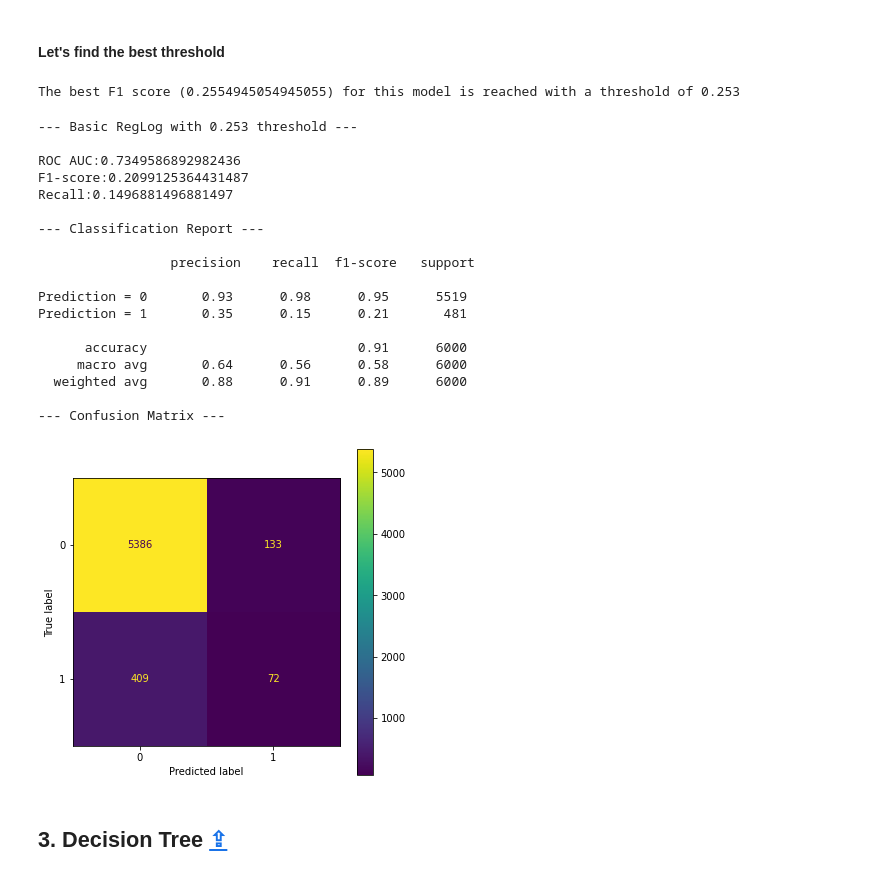
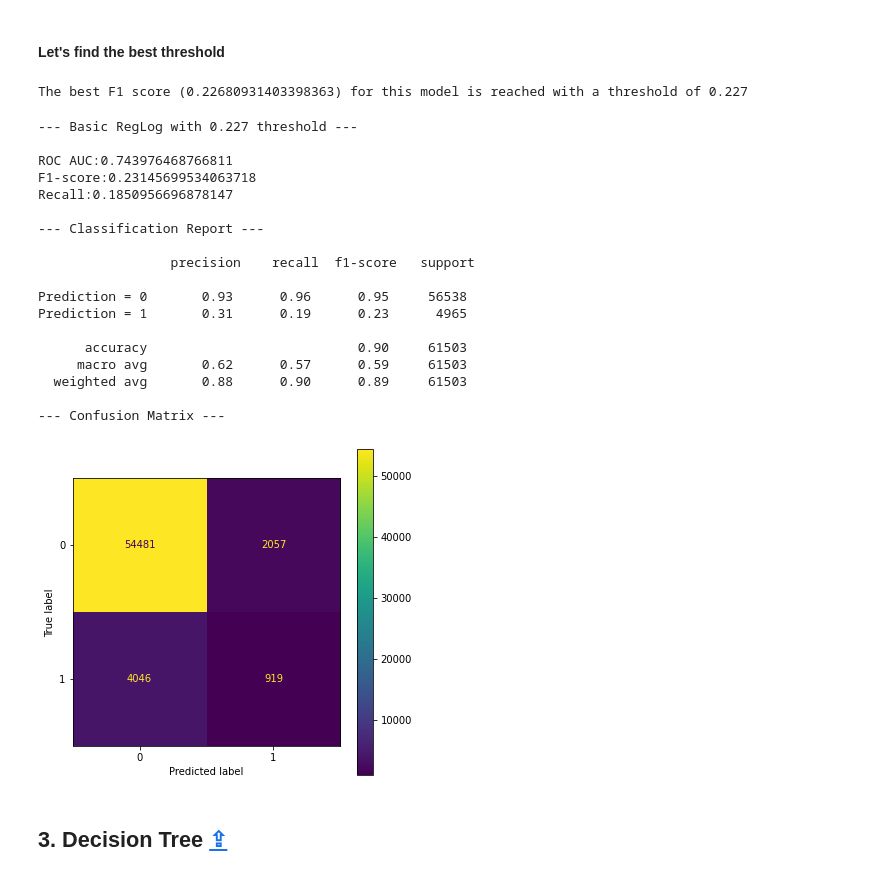
Before and after one commit to Valkea/OC_AI_04, a Jupyter notebook: 02_Scoring.ipynb, the cells around one changed output. Cells and saved outputs as stored; diff of their text form; code cells hidden in the pictures.

```diff
--- a/02_Scoring.ipynb
+++ b/02_Scoring.ipynb
@@ -70,7 +70,7 @@ data_application_train.shape
 # %% [markdown]
 ## Feature Engigeering
 # %%
-data_clean = data_application_train[:30000].copy()
+data_clean = data_application_train.copy()
 # %%
 import missingno as msno
 # %% [markdown]
@@ -98,7 +98,8 @@ X_train, X_valid, y_train, y_valid = train_test_split(
                                                 X_train_full,
                                                 y_train_full,
                                                 test_size=X_test.shape[0],
-                                                random_state=0)
+                                                random_state=0,
+                                                stratify=y_train_full)
 # %%
 X_train.shape, y_train.shape, X_valid.shape, y_valid.shape, X_test.shape, y_test.shape
 # %% [output]
@@ -192,13 +194,13 @@ from sklearn.impute import SimpleImputer, IterativeImputer
 def fit_imputer(data, columns):
 
     imputer = SimpleImputer(strategy='median')
-    imputer = IterativeImputer(
-        imputation_order='ascending',
-        random_state=0,
+    #imputer = IterativeImputer(
+    #    imputation_order='ascending',
+    #    random_state=0,
         #min_value=0,
         #max_value=max_values_imput
-        n_nearest_features = 10,
-    )
+    #    n_nearest_features = 10,
+    #)
     imputer.fit(data[columns])
 
     return imputer
@@ -423,6 +448,9 @@ from sklearn.linear_model import LogisticRegression
 # %%
-clf_log = LogisticRegression(C=0.1, random_state=0)
+t0 = time.perf_counter()
+
 clf_log.fit(X_train, y_train)
+
+tt = time.perf_counter() - t0
 # %% [output]
 STOP: TOTAL NO. of ITERATIONS REACHED LIMIT.
 
@@ -465,32 +489,29 @@ Prediction = 1       0.25      0.00      0.00       481
 f1_value, best_threshold = find_best_threshold(clf_log, X_valid, y_valid, f1_score)
 print(f"The best F1 score ({f1_value}) for this model is reached with a threshold of {best_threshold}")
 # %% [output]
-The best F1 score (0.2554945054945055) for this model is reached with a threshold of 0.253
+The best F1 score (0.22680931403398363) for this model is reached with a threshold of 0.227
 # %%
-y_pred_proba_log = clf_log.predict_proba(X_test)[:,1]
-y_pred_log = get_labels_from_threshold(y_pred_proba_log, best_threshold)
-
-get_scores(f"Basic RegLog with {best_threshold} threshold", y_test, y_pred_log, y_pred_proba_log, register=True, show_roccurves=False)
+get_scores(f"Basic RegLog with {best_threshold} threshold", clf_log, threshold=best_threshold, training_time=tt, register=True, show_roccurves=False)
 # %% [output]
---- Basic RegLog with 0.253 threshold ---
+--- Basic RegLog with 0.227 threshold ---
 
-ROC AUC:0.7349586892982436
-F1-score:0.2099125364431487
-Recall:0.1496881496881497
+ROC AUC:0.743976468766811
+F1-score:0.23145699534063718
+Recall:0.1850956696878147
 
 --- Classification Report ---
 
                  precision    recall  f1-score   support
 
-Prediction = 0       0.93      0.98      0.95      5519
-Prediction = 1       0.35      0.15      0.21       481
+Prediction = 0       0.93      0.96      0.95     56538
+Prediction = 1       0.31      0.19      0.23      4965
 
-      accuracy                           0.91      6000
-     macro avg       0.64      0.56      0.58      6000
-  weighted avg       0.88      0.91      0.89      6000
+      accuracy                           0.90     61503
+     macro avg       0.62      0.57      0.59     61503
+  weighted avg       0.88      0.90      0.89     61503
 
 --- Confusion Matrix ---
-[figure, old version]
+[figure, new version]
 # %% [markdown]
 ## 3. Decision Tree <a class="anchor" id="models_decision_tree"></a> [⇪](#menu)
 # %%
```
Also changed, not shown: parts of 136 cells of this notebook.
